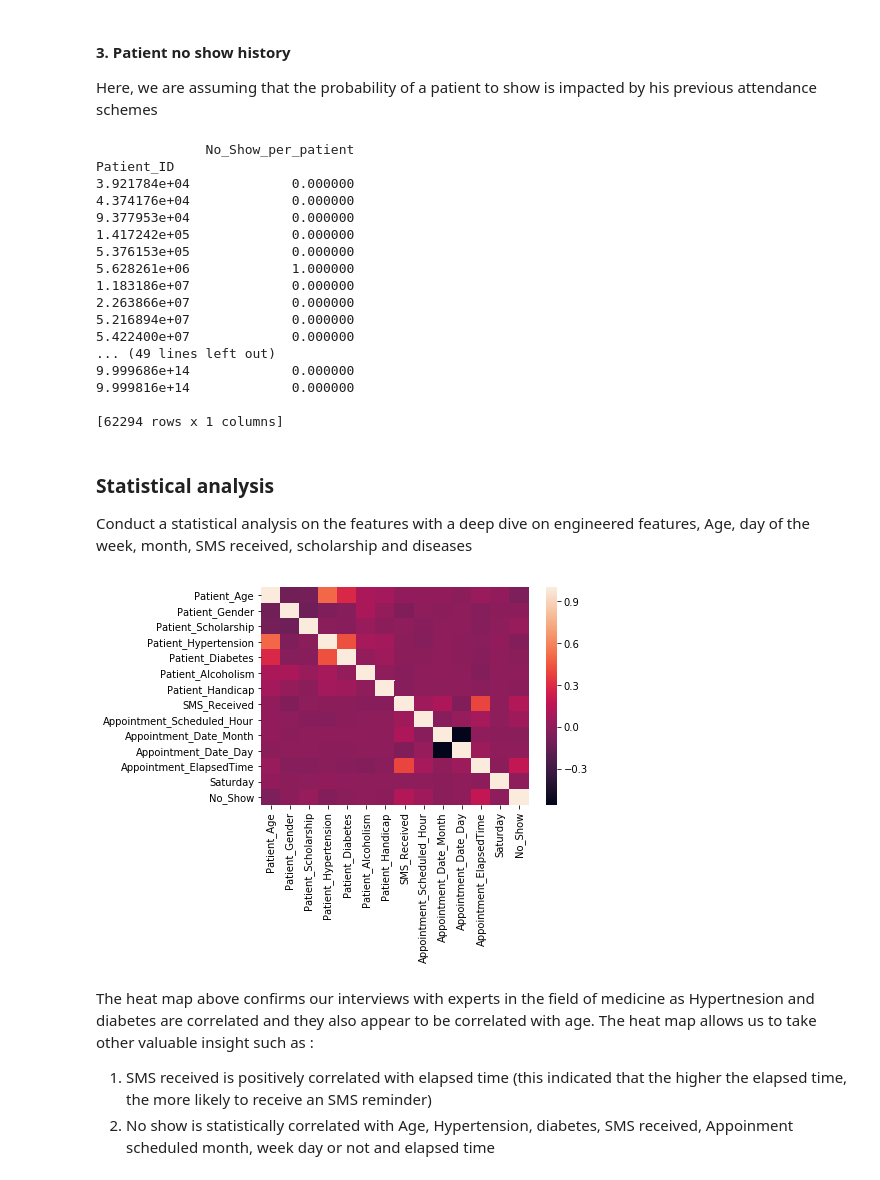
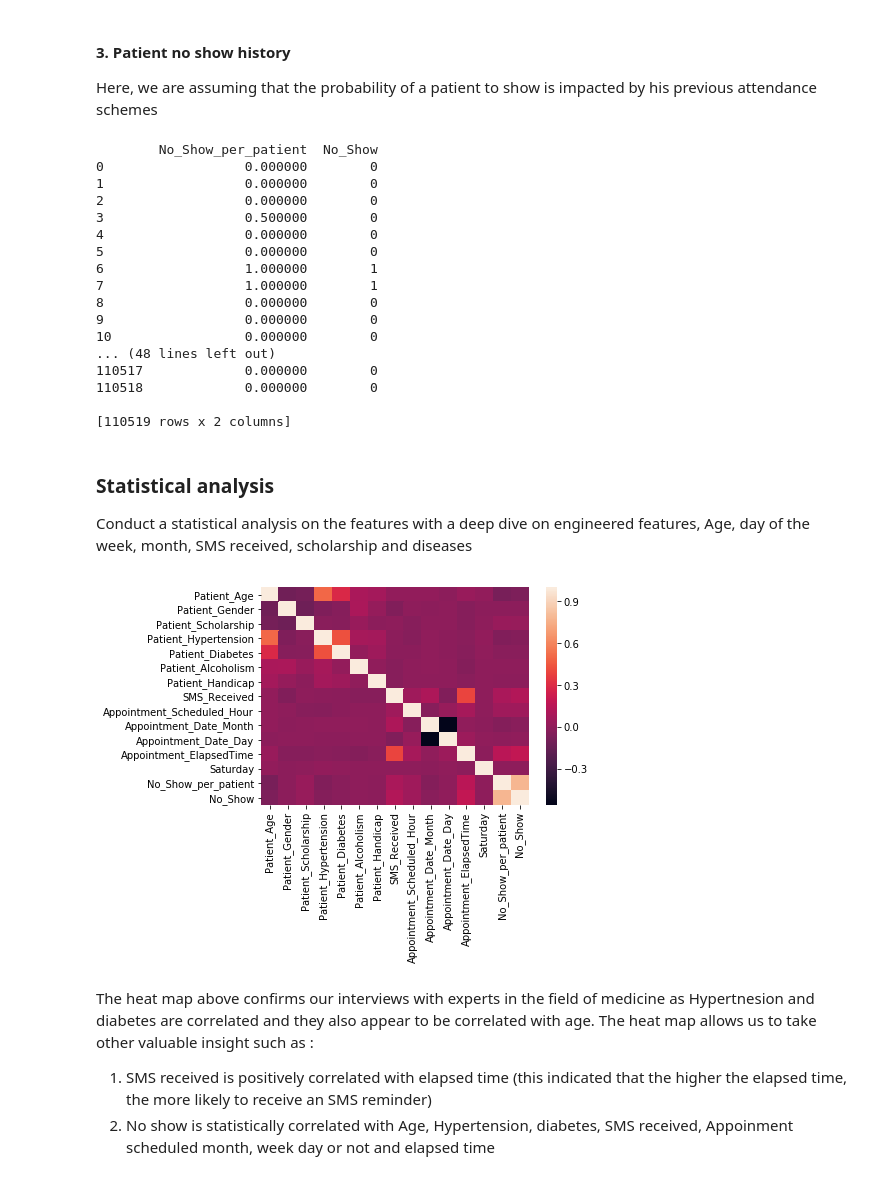
Before and after one commit to marwanmaalouf/EECE633_Project, a Jupyter notebook: EECE633_Python.ipynb, the cells around one changed output. Drawn from its saved outputs; the diff is of its cells as text; code cells hidden in the pictures.

Commit message:
Added probability of show up

```diff
--- a/EECE633_Python.ipynb
+++ b/EECE633_Python.ipynb
@@ -236,41 +236,43 @@ temp_2 = data.groupby('Patient_ID').sum()
 
 no_show_per_patient = pd.DataFrame()
 no_show_per_patient['No_Show_per_patient'] = temp_2['No_Show'] / temp_1['No_Show']
-print(no_show_per_patient)
+
+data['No_Show_per_patient'] = data.Patient_ID.apply(lambda x: no_show_per_patient.loc[x])
+print(data[['No_Show_per_patient', 'No_Show']])
 # %% [output]
-              No_Show_per_patient
-Patient_ID
-3.921784e+04             0.000000
-4.374176e+04             0.000000
-9.377953e+04             0.000000
-1.417242e+05             0.000000
-5.376153e+05             0.000000
-5.628261e+06             1.000000
-1.183186e+07             0.000000
-2.263866e+07             0.000000
-5.216894e+07             0.000000
-5.422400e+07             0.000000
-... (49 lines left out)
-9.999686e+14             0.000000
-9.999816e+14             0.000000
+        No_Show_per_patient  No_Show
+0                  0.000000        0
+1                  0.000000        0
+2                  0.000000        0
+3                  0.500000        0
+4                  0.000000        0
+5                  0.000000        0
+6                  1.000000        1
+7                  1.000000        1
+8                  0.000000        0
+9                  0.000000        0
+10                 0.000000        0
+... (48 lines left out)
+110517             0.000000        0
+110518             0.000000        0
 
-[62294 rows x 1 columns]
+[110519 rows x 2 columns]
 # %% [markdown]
 ### Statistical analysis
 Conduct a statistical analysis on the features with a deep dive on engineered features, Age, day of the week, month, SMS received, scholarship and diseases
 # %%
 def corrolationMap(data, columns):
     temp = data[columns]
     sns.heatmap(temp.corr())
     plt.show()
 
 
 predictors = ['Patient_Age', 'Patient_Gender', 'Patient_Scholarship', 'Patient_Hypertension', 'Patient_Diabetes',
               'Patient_Alcoholism', 'Patient_Handicap', 'SMS_Received', 'Appointment_Scheduled_Hour', 'Appointment_Date_Month',
-              'Appointment_Date_Day', 'Appointment_ElapsedTime', 'Saturday', 'No_Show']
+              'Appointment_Date_Day', 'Appointment_ElapsedTime', 'Saturday','No_Show_per_patient', 'No_Show']
 corrolationMap(data, predictors)
 # %% [output]
-[figure, old version]
+[figure, new version]
 # %% [markdown]
 The heat map above confirms our interviews with experts in the field of medicine as Hypertnesion and diabetes are correlated and they also appear to be correlated with age.
 The heat map allows us to take other valuable insight such as :
```
Also changed, not shown: parts of 5 cells of this notebook.
